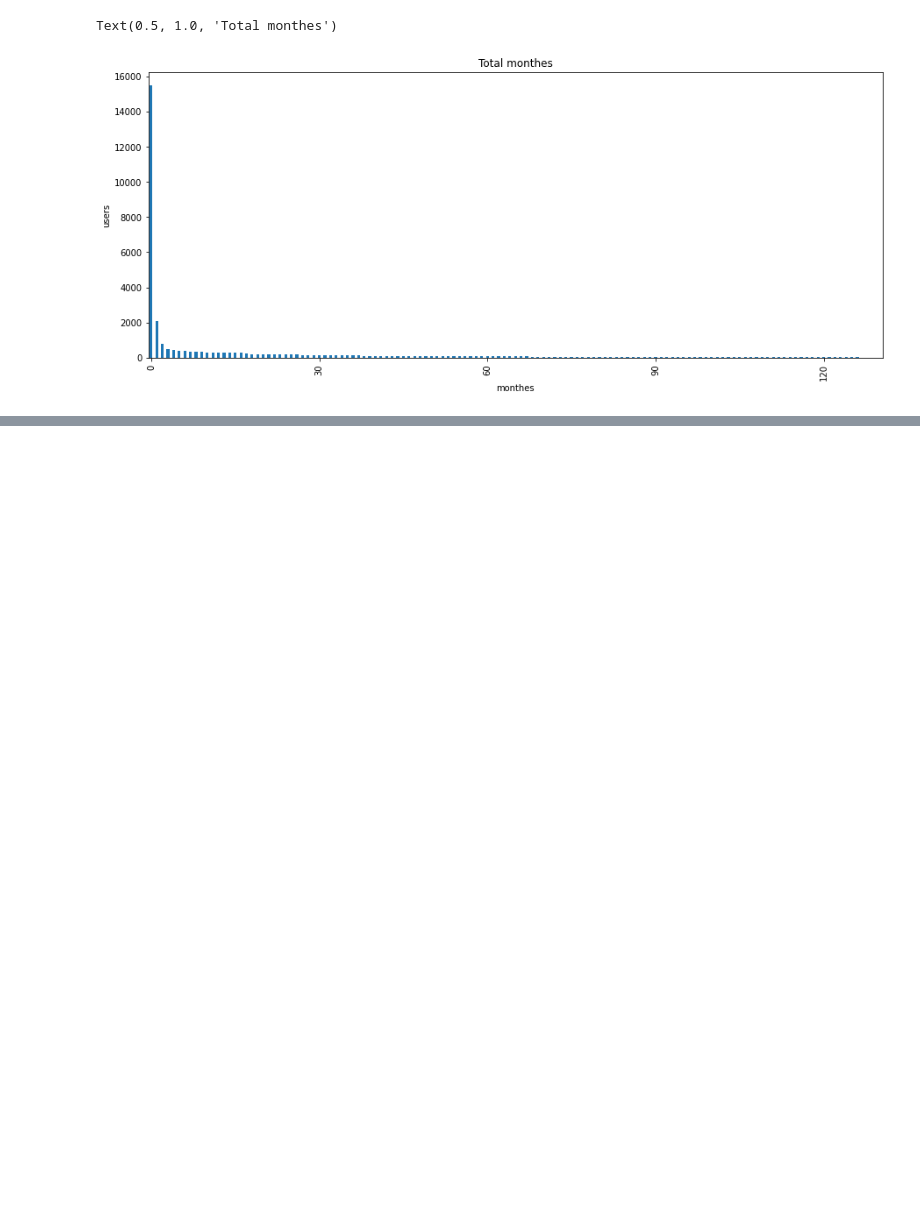
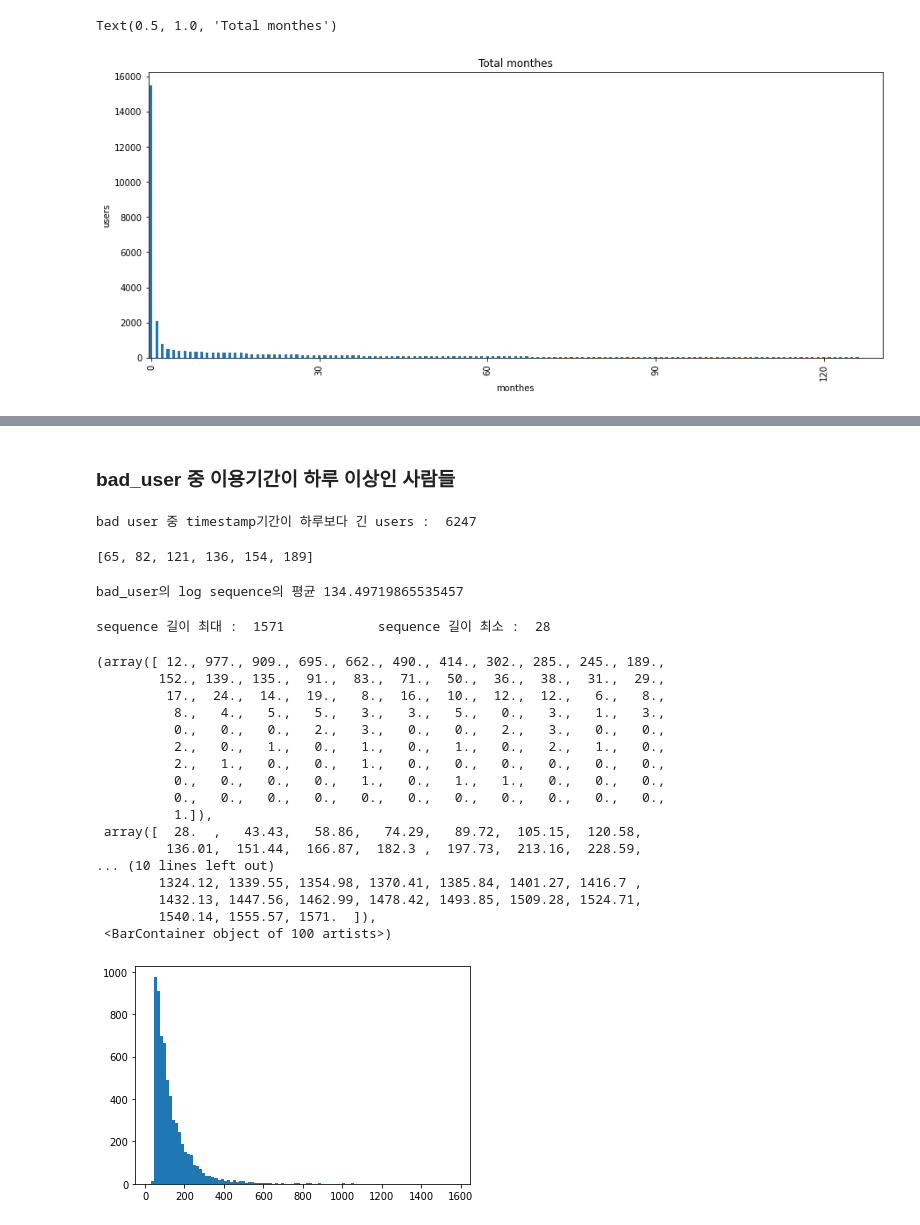
Before and after one commit to boostcampaitech3/level2-movie-recommendation-level2-recsys-07, a Jupyter notebook: EDA/EDA.ipynb, the cells around one changed output, grey strips where cells are left out. Saved outputs shown, nothing was run; the diff lists cells and outputs as text; code cells hidden in the pictures; blank space fills up the shorter version.

```diff
--- a/EDA/EDA.ipynb
+++ b/EDA/EDA.ipynb
@@ -98,0 +149,46 @@ print(len(bad_user))
+# %% [markdown]
+### bad_user 중 이용기간이 하루 이상인 사람들
+# %%
+bad_morethan1day=list()
+for u in bad_user:
+    if u not in day1_user:
+        bad_morethan1day.append(u)
+
+print("bad user 중 timestamp기간이 하루보다 긴 users : " ,len(bad_morethan1day))
+bad_morethan1day[:6]
+# %% [output]
+bad user 중 timestamp기간이 하루보다 긴 users :  6247
+[65, 82, 121, 136, 154, 189]
+# %%
+bad_morethan1day_len=list()
+for u in bad_morethan1day:
+    x=train_df[train_df['user']==u]
+    bad_morethan1day_len.append(len(x))
+print('bad_user의 log sequence의 평균',sum(bad_morethan1day_len)/len(bad_morethan1day_len))
+# %% [output]
+bad_user의 log sequence의 평균 134.49719865535457
+# %%
+print("sequence 길이 최대 : ",max(bad_morethan1day_len), '           sequence 길이 최소 : ',min(bad_morethan1day_len))
+# %% [output]
+sequence 길이 최대 :  1571            sequence 길이 최소 :  28
+# %%
+plt.hist(bad_morethan1day_len, bins=100)
+# %% [output]
+(array([ 12., 977., 909., 695., 662., 490., 414., 302., 285., 245., 189.,
+        152., 139., 135.,  91.,  83.,  71.,  50.,  36.,  38.,  31.,  29.,
+         17.,  24.,  14.,  19.,   8.,  16.,  10.,  12.,  12.,   6.,   8.,
+          8.,   4.,   5.,   5.,   3.,   3.,   5.,   0.,   3.,   1.,   3.,
+          0.,   0.,   0.,   2.,   3.,   0.,   0.,   2.,   3.,   0.,   0.,
+          2.,   0.,   1.,   0.,   1.,   0.,   1.,   0.,   2.,   1.,   0.,
+          2.,   1.,   0.,   0.,   1.,   0.,   0.,   0.,   0.,   0.,   0.,
+          0.,   0.,   0.,   0.,   1.,   0.,   1.,   1.,   0.,   0.,   0.,
+          0.,   0.,   0.,   0.,   0.,   0.,   0.,   0.,   0.,   0.,   0.,
+          1.]),
+ array([  28.  ,   43.43,   58.86,   74.29,   89.72,  105.15,  120.58,
+         136.01,  151.44,  166.87,  182.3 ,  197.73,  213.16,  228.59,
+... (10 lines left out)
+        1324.12, 1339.55, 1354.98, 1370.41, 1385.84, 1401.27, 1416.7 ,
+        1432.13, 1447.56, 1462.99, 1478.42, 1493.85, 1509.28, 1524.71,
+        1540.14, 1555.57, 1571.  ]),
+ <BarContainer object of 100 artists>)
+[figure, added]
```
Also changed, not shown: parts of 17 cells of this notebook, 2 other files.
